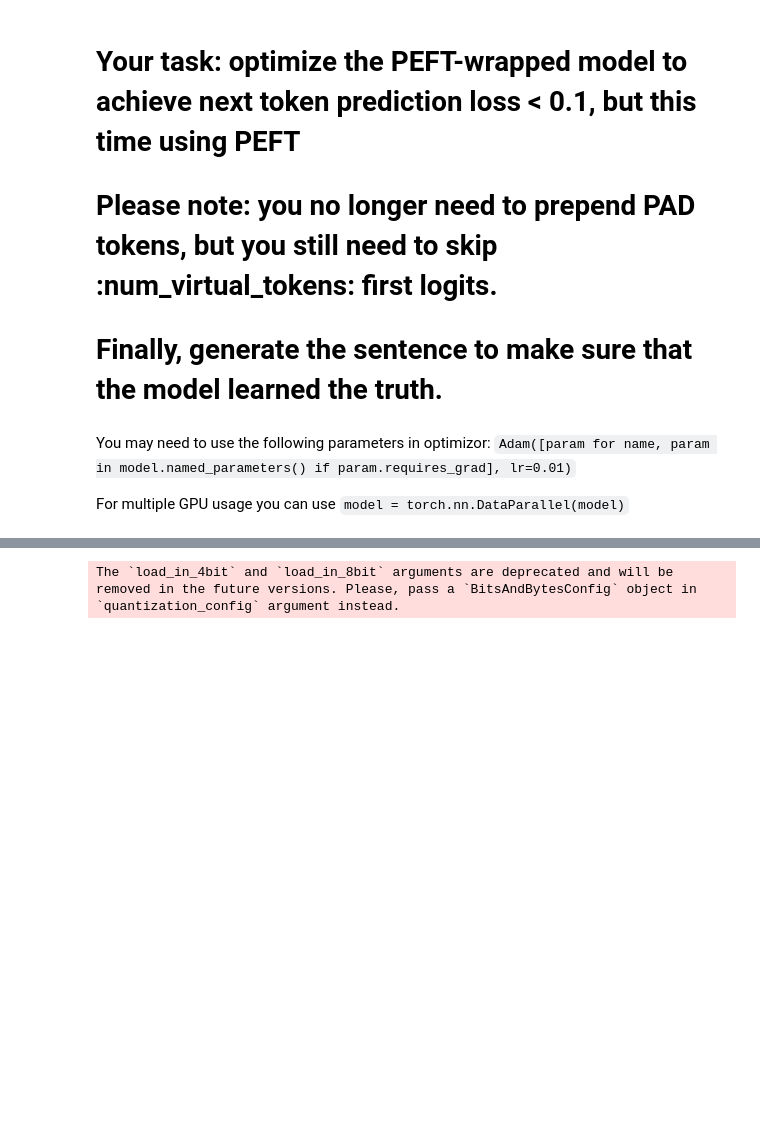
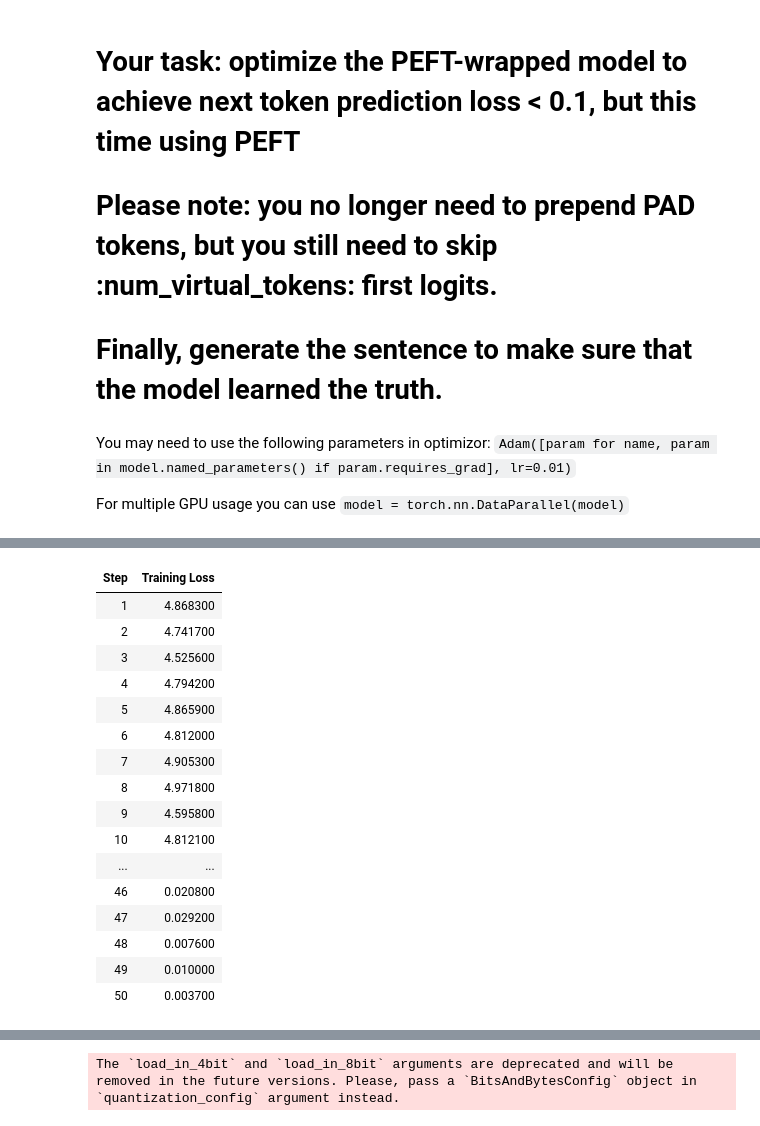
Before and after one commit to bkd7911/RIT_LLM, a Jupyter notebook: Week08_peft/homework_07.ipynb, the cells around one changed output, grey strips where cells are left out. Saved outputs shown, nothing was run; the diff lists cells and outputs as text; code cells hidden in the pictures; blank space fills up the shorter version.

```diff
--- a/Week08_peft/homework_07.ipynb
+++ b/Week08_peft/homework_07.ipynb
@@ -97,0 +100,65 @@ For multiple GPU usage you can use `model = torch.nn.DataParallel(model)`
+# %%
+from transformers import AutoTokenizer, AutoModelForCausalLM, Trainer, TrainingArguments
+from datasets import Dataset
+import torch
+
+# Load the tokenizer and model
+tokenizer = AutoTokenizer.from_pretrained("gpt2")
+tokenizer.pad_token = tokenizer.eos_token
+model = AutoModelForCausalLM.from_pretrained("gpt2")
+
+# Define prompt and completion
+texts = ["A quick brown fox did not jump over the lazy dog. Besides, that dog deserved it anyway!"]
+
+
+# Tokenizing the data
+def tokenize_function(examples):
+    return tokenizer(examples["text"], padding="max_length", truncation=True, max_length=30)
+
+# Create a dataset
+dataset = Dataset.from_dict({"text": texts})
+tokenized_dataset = dataset.map(tokenize_function, batched=True)
+tokenized_dataset = tokenized_dataset.remove_columns(["text"])
+
+# Define training arguments
+training_args = TrainingArguments(
+    per_device_train_batch_size=1,
+    gradient_accumulation_steps=4,
+    warmup_steps=250,
+    max_steps=50,
+    learning_rate=2e-4,
+    fp16=True,
+    logging_steps=1,
+    output_dir='outputs',
+    report_to="none"
+)
+
+# Create a Trainer instance
+trainer = Trainer(
+    model=model,
+    train_dataset=tokenized_dataset,
+    args=training_args,
+    data_collator=transformers.DataCollatorForLanguageModeling(tokenizer, mlm=False)
+)
+
+# Train the model
+trainer.train()
+
+texts = ["A quick brown fox did not jump over the lazy dog. Besides, that dog deserved it anyway!"]
+
+# Evaluate the model
+model.eval()
+inputs = tokenizer(texts, return_tensors="pt")
+model.to('cuda')
+
+num_virtual_tokens = 5  # Set the number of virtual tokens to skip
+
+with torch.no_grad():
+    inputs = {k: v.to('cuda') for k, v in inputs.items()}
+    outputs = model.generate(
+        input_ids=inputs["input_ids"], attention_mask=inputs["attention_mask"], max_new_tokens=23, eos_token_id=3
+    )
+    # Skip the first num_virtual_tokens logits
+    generated_tokens = outputs[:, num_virtual_tokens:]
+    print(tokenizer.batch_decode(generated_tokens.detach().cpu().numpy(), skip_special_tokens=True))
+# %% [output]
@@ -97,0 +171,17 @@ For multiple GPU usage you can use `model = torch.nn.DataParallel(model)`
+| Step | Training Loss |
+| 1 | 4.868300 |
+| 2 | 4.741700 |
+| 3 | 4.525600 |
+| 4 | 4.794200 |
+| 5 | 4.865900 |
+| 6 | 4.812000 |
+| 7 | 4.905300 |
+| 8 | 4.971800 |
+| 9 | 4.595800 |
+| 10 | 4.812100 |
+| ... | ... |
+| 46 | 0.020800 |
+| 47 | 0.029200 |
+| 48 | 0.007600 |
+| 49 | 0.010000 |
+| 50 | 0.003700 |
```
Also changed, not shown: parts of 8 cells of this notebook, 1 other file.
